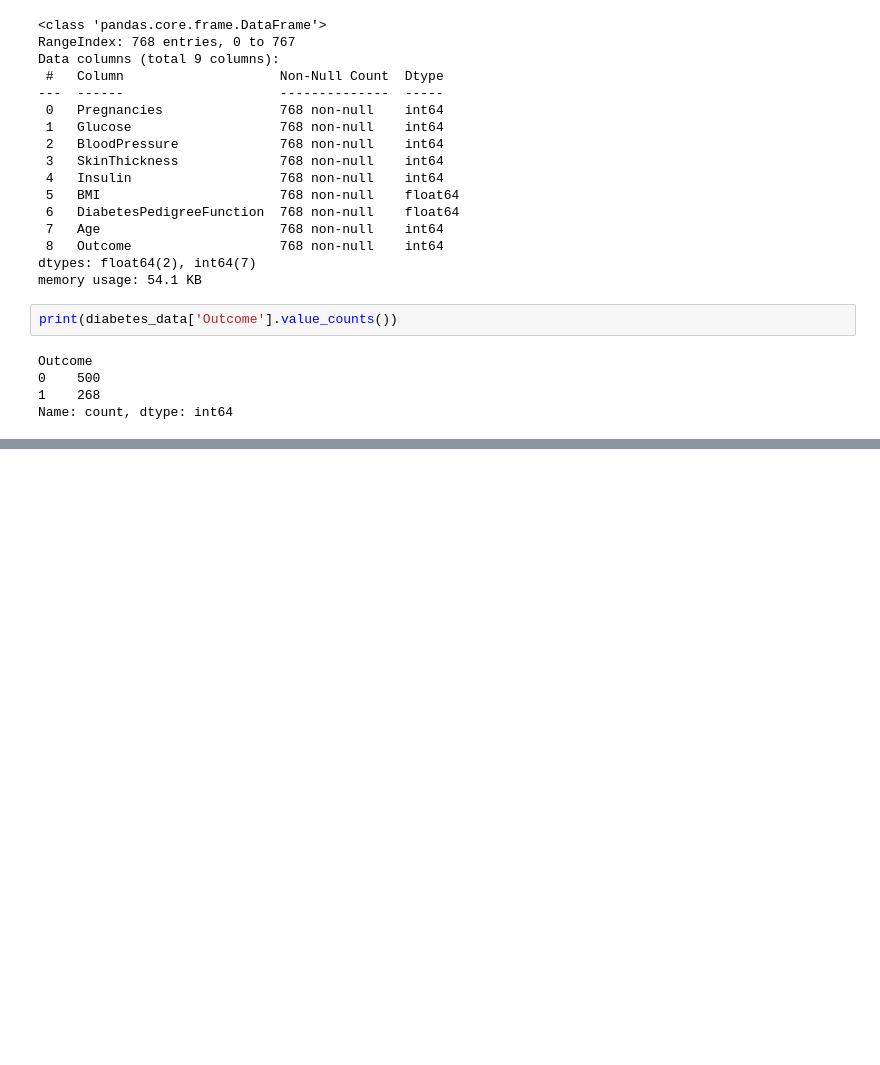
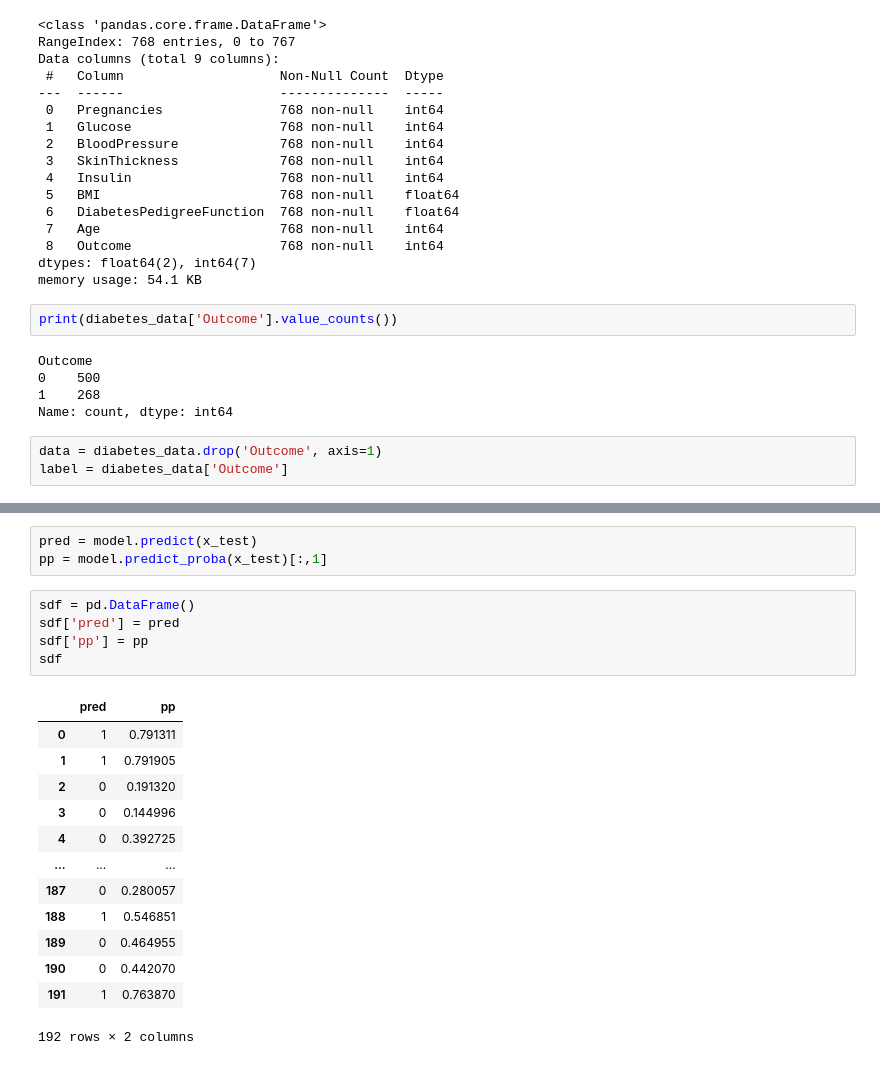
Before and after one commit to SCUTUM98/MachineLearning_Class, a Jupyter notebook: 0616_당뇨병예측.ipynb, the cells around one changed output, grey strips where cells are left out. Saved outputs shown, nothing was run; the diff lists cells and outputs as text; blank space fills up the shorter version.

```diff
--- a/0616_당뇨병예측.ipynb
+++ b/0616_당뇨병예측.ipynb
@@ -45,3 +51,6 @@ Outcome
 0    500
 1    268
 Name: count, dtype: int64
+# %%
+data = diabetes_data.drop('Outcome', axis=1)
+label = diabetes_data['Outcome']
@@ -47,0 +73,22 @@ Name: count, dtype: int64
+# %%
+pred = model.predict(x_test)
+pp = model.predict_proba(x_test)[:,1]
+# %%
+sdf = pd.DataFrame()
+sdf['pred'] = pred
+sdf['pp'] = pp
+sdf
+# %% [output]
+|  | pred | pp |
+| 0 | 1 | 0.791311 |
+| 1 | 1 | 0.791905 |
+| 2 | 0 | 0.191320 |
+| 3 | 0 | 0.144996 |
+| 4 | 0 | 0.392725 |
+| ... | ... | ... |
+| 187 | 0 | 0.280057 |
+| 188 | 1 | 0.546851 |
+| 189 | 0 | 0.464955 |
+| 190 | 0 | 0.442070 |
+| 191 | 1 | 0.763870 |
+192 rows × 2 columns
```
Also changed, not shown: parts of 13 cells of this notebook.
